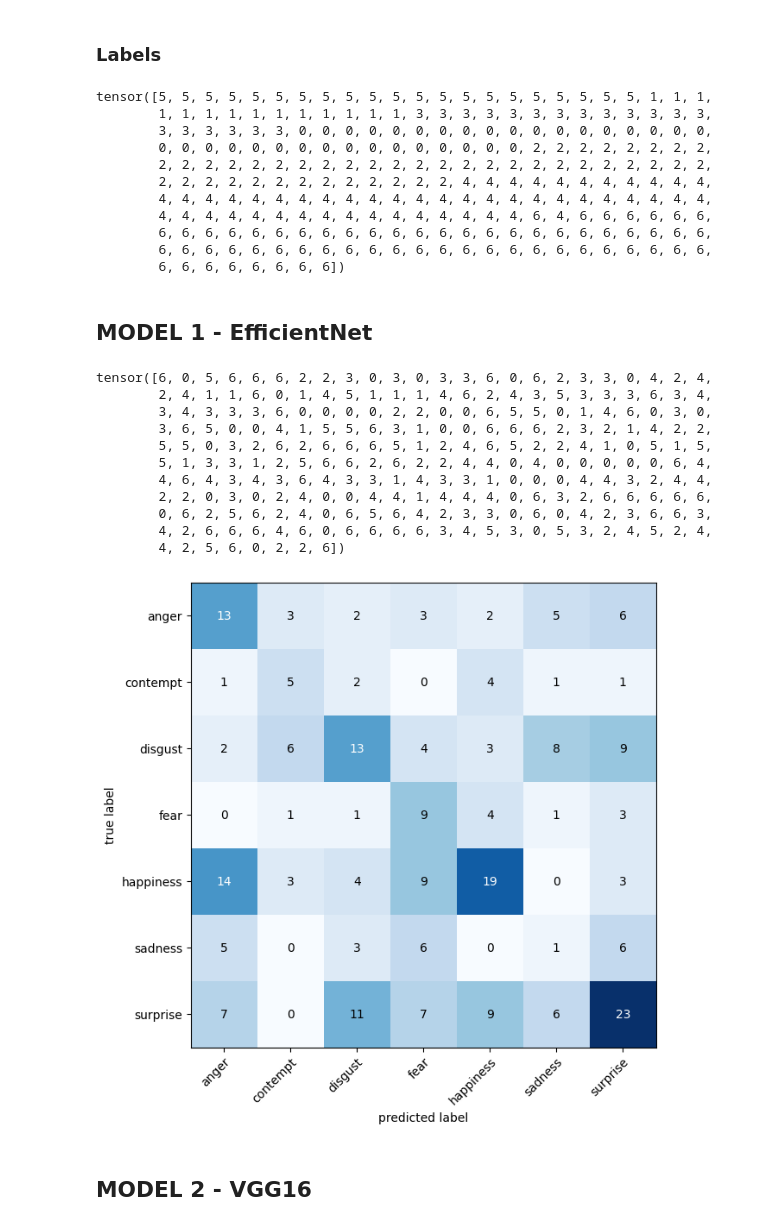
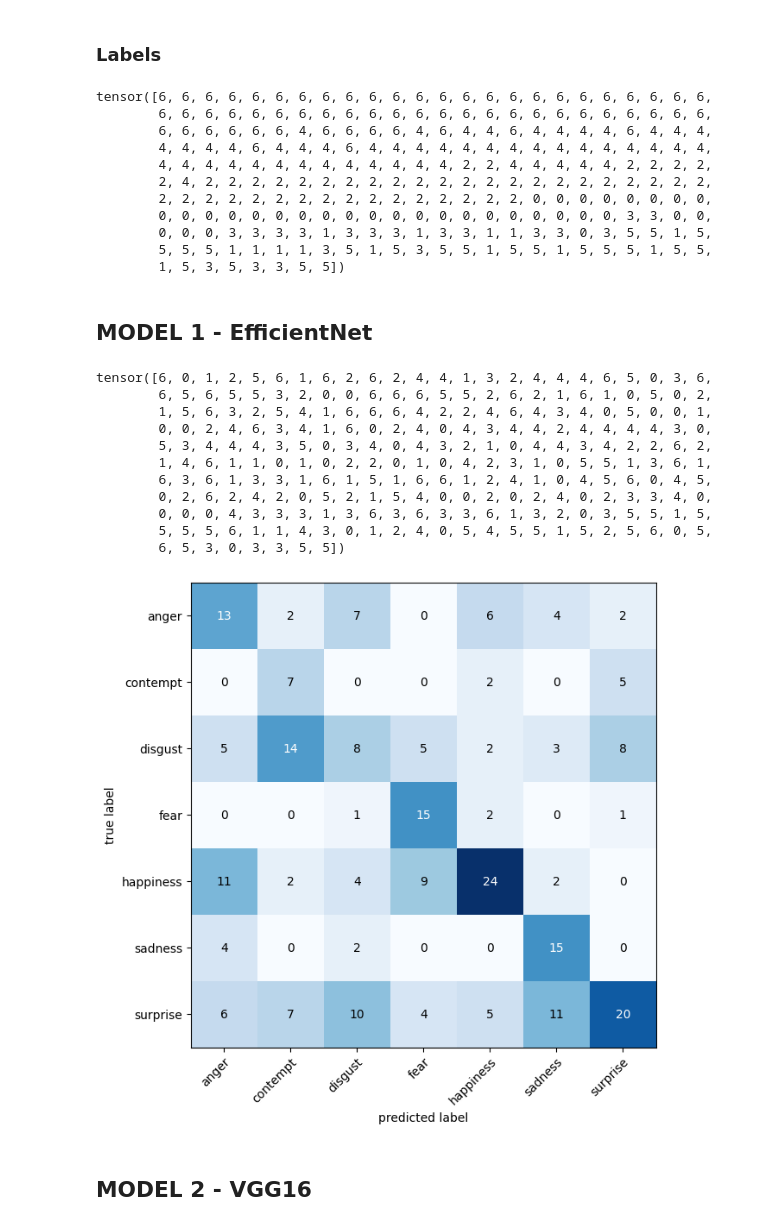
Before and after one commit to Manvi1718/Emotion_Analysis, a Jupyter notebook: MAINdone.ipynb, the cells around one changed output. Cells and saved outputs as stored; diff of their text form; code cells hidden in the pictures.

```diff
--- a/MAINdone.ipynb
+++ b/MAINdone.ipynb
@@ -127,8 +127,8 @@ transform = transforms.Compose([
 ])
 # %%
 # Path to the root directory of your train and test data in Google Drive
-train_data_path = '/content/drive/MyDrive/pytorch/ck+/CK+48 splitted/train_d'
-test_data_path = '/content/drive/MyDrive/pytorch/ck+/CK+48 splitted/test_d'
+train_data_path = '/content/drive/MyDrive/train_test/train/train_d'
+test_data_path = '/content/drive/MyDrive/train_test/test/test_d'
 
 # List of emotion labels
 emotion_labels = [
@@ -498,7 +497,7 @@ train_time_start1 = timer()
 efficientnet_model.to(device)
 
 # Set epochs
-epochs = 10
+epochs = 12
 
 results_efficientnet = {"train_loss":[],
            "train_acc":[],
@@ -632,7 +631,7 @@ train_time_start2 = timer()
 # setting model to device
 vgg16_model.to(device)
 
-epochs = 10
+epochs = 12
 
 results_vgg16 = {"train_loss":[],
            "train_acc":[],
@@ -763,7 +762,7 @@ train_time_start3 = timer()
 resnet50_model.to(device)
 
 # Setting epochs
-epochs = 10
+epochs = 12
 
 results_resnet50 = {"train_loss":[],
            "train_acc":[],
@@ -979,17 +897,17 @@ test_labels_tensor = torch.tensor(test_labels)
 # Now, test_labels_tensor contains the target labels for the test dataset as a tensor
 print(test_labels_tensor)
 # %% [output]
-tensor([5, 5, 5, 5, 5, 5, 5, 5, 5, 5, 5, 5, 5, 5, 5, 5, 5, 5, 5, 5, 5, 1, 1, 1,
-        1, 1, 1, 1, 1, 1, 1, 1, 1, 1, 1, 3, 3, 3, 3, 3, 3, 3, 3, 3, 3, 3, 3, 3,
-        3, 3, 3, 3, 3, 3, 0, 0, 0, 0, 0, 0, 0, 0, 0, 0, 0, 0, 0, 0, 0, 0, 0, 0,
-        0, 0, 0, 0, 0, 0, 0, 0, 0, 0, 0, 0, 0, 0, 0, 0, 2, 2, 2, 2, 2, 2, 2, 2,
-        2, 2, 2, 2, 2, 2, 2, 2, 2, 2, 2, 2, 2, 2, 2, 2, 2, 2, 2, 2, 2, 2, 2, 2,
-        2, 2, 2, 2, 2, 2, 2, 2, 2, 2, 2, 2, 2, 4, 4, 4, 4, 4, 4, 4, 4, 4, 4, 4,
-        4, 4, 4, 4, 4, 4, 4, 4, 4, 4, 4, 4, 4, 4, 4, 4, 4, 4, 4, 4, 4, 4, 4, 4,
-        4, 4, 4, 4, 4, 4, 4, 4, 4, 4, 4, 4, 4, 4, 4, 4, 6, 4, 6, 6, 6, 6, 6, 6,
+tensor([6, 6, 6, 6, 6, 6, 6, 6, 6, 6, 6, 6, 6, 6, 6, 6, 6, 6, 6, 6, 6, 6, 6, 6,
         6, 6, 6, 6, 6, 6, 6, 6, 6, 6, 6, 6, 6, 6, 6, 6, 6, 6, 6, 6, 6, 6, 6, 6,
-        6, 6, 6, 6, 6, 6, 6, 6, 6, 6, 6, 6, 6, 6, 6, 6, 6, 6, 6, 6, 6, 6, 6, 6,
-        6, 6, 6, 6, 6, 6, 6, 6])
+        6, 6, 6, 6, 6, 6, 4, 6, 6, 6, 6, 4, 6, 4, 4, 6, 4, 4, 4, 4, 6, 4, 4, 4,
+        4, 4, 4, 4, 6, 4, 4, 4, 6, 4, 4, 4, 4, 4, 4, 4, 4, 4, 4, 4, 4, 4, 4, 4,
+        4, 4, 4, 4, 4, 4, 4, 4, 4, 4, 4, 4, 4, 2, 2, 4, 4, 4, 4, 4, 2, 2, 2, 2,
+        2, 4, 2, 2, 2, 2, 2, 2, 2, 2, 2, 2, 2, 2, 2, 2, 2, 2, 2, 2, 2, 2, 2, 2,
+        2, 2, 2, 2, 2, 2, 2, 2, 2, 2, 2, 2, 2, 2, 2, 2, 0, 0, 0, 0, 0, 0, 0, 0,
+        0, 0, 0, 0, 0, 0, 0, 0, 0, 0, 0, 0, 0, 0, 0, 0, 0, 0, 0, 0, 3, 3, 0, 0,
+        0, 0, 0, 3, 3, 3, 3, 1, 3, 3, 3, 1, 3, 3, 1, 1, 3, 3, 0, 3, 5, 5, 1, 5,
+        5, 5, 5, 1, 1, 1, 1, 3, 5, 1, 5, 3, 5, 5, 1, 5, 5, 1, 5, 5, 5, 1, 5, 5,
+        1, 5, 3, 5, 3, 3, 5, 5])
 # %% [markdown]
 ## MODEL 1 - EfficientNet
 # %%
@@ -1013,35 +931,52 @@ with torch.inference_mode():
 y_pred_tensor1 = torch.cat(y_preds)
 y_pred_tensor1
 # %% [output]
-tensor([6, 0, 5, 6, 6, 6, 2, 2, 3, 0, 3, 0, 3, 3, 6, 0, 6, 2, 3, 3, 0, 4, 2, 4,
-        2, 4, 1, 1, 6, 0, 1, 4, 5, 1, 1, 1, 4, 6, 2, 4, 3, 5, 3, 3, 3, 6, 3, 4,
-        3, 4, 3, 3, 3, 6, 0, 0, 0, 0, 2, 2, 0, 0, 6, 5, 5, 0, 1, 4, 6, 0, 3, 0,
-        3, 6, 5, 0, 0, 4, 1, 5, 5, 6, 3, 1, 0, 0, 6, 6, 6, 2, 3, 2, 1, 4, 2, 2,
-        5, 5, 0, 3, 2, 6, 2, 6, 6, 6, 5, 1, 2, 4, 6, 5, 2, 2, 4, 1, 0, 5, 1, 5,
-        5, 1, 3, 3, 1, 2, 5, 6, 6, 2, 6, 2, 2, 4, 4, 0, 4, 0, 0, 0, 0, 0, 6, 4,
-        4, 6, 4, 3, 4, 3, 6, 4, 3, 3, 1, 4, 3, 3, 1, 0, 0, 0, 4, 4, 3, 2, 4, 4,
-        2, 2, 0, 3, 0, 2, 4, 0, 0, 4, 4, 1, 4, 4, 4, 0, 6, 3, 2, 6, 6, 6, 6, 6,
-        0, 6, 2, 5, 6, 2, 4, 0, 6, 5, 6, 4, 2, 3, 3, 0, 6, 0, 4, 2, 3, 6, 6, 3,
-        4, 2, 6, 6, 6, 4, 6, 0, 6, 6, 6, 6, 3, 4, 5, 3, 0, 5, 3, 2, 4, 5, 2, 4,
-        4, 2, 5, 6, 0, 2, 2, 6])
+tensor([6, 0, 1, 2, 5, 6, 1, 6, 2, 6, 2, 4, 4, 1, 3, 2, 4, 4, 4, 6, 5, 0, 3, 6,
+        6, 5, 6, 5, 5, 3, 2, 0, 0, 6, 6, 6, 5, 5, 2, 6, 2, 1, 6, 1, 0, 5, 0, 2,
+        1, 5, 6, 3, 2, 5, 4, 1, 6, 6, 6, 4, 2, 2, 4, 6, 4, 3, 4, 0, 5, 0, 0, 1,
+        0, 0, 2, 4, 6, 3, 4, 1, 6, 0, 2, 4, 0, 4, 3, 4, 4, 2, 4, 4, 4, 4, 3, 0,
+        5, 3, 4, 4, 4, 3, 5, 0, 3, 4, 0, 4, 3, 2, 1, 0, 4, 4, 3, 4, 2, 2, 6, 2,
+        1, 4, 6, 1, 1, 0, 1, 0, 2, 2, 0, 1, 0, 4, 2, 3, 1, 0, 5, 5, 1, 3, 6, 1,
+        6, 3, 6, 1, 3, 3, 1, 6, 1, 5, 1, 6, 6, 1, 2, 4, 1, 0, 4, 5, 6, 0, 4, 5,
+        0, 2, 6, 2, 4, 2, 0, 5, 2, 1, 5, 4, 0, 0, 2, 0, 2, 4, 0, 2, 3, 3, 4, 0,
+        0, 0, 0, 4, 3, 3, 3, 1, 3, 6, 3, 6, 3, 3, 6, 1, 3, 2, 0, 3, 5, 5, 1, 5,
+        5, 5, 5, 6, 1, 1, 4, 3, 0, 1, 2, 4, 0, 5, 4, 5, 5, 1, 5, 2, 5, 6, 0, 5,
+        6, 5, 3, 0, 3, 3, 5, 5])
 # %%
 from torchmetrics import ConfusionMatrix
 from mlxtend.plotting import plot_confusion_matrix
+import pandas as pd
+import numpy as np
+from sklearn.metrics import accuracy_score
+from sklearn.metrics import precision_score
+from sklearn.metrics import recall_score
+from sklearn.metrics import f1_score
 torch.manual_seed(100)
 
 # 2. setup confusion matrix instance and compare predictions to target
 confmat = ConfusionMatrix(num_classes = len(emotion_labels),task = "multiclass")
 confmat_tensor = confmat(preds = y_pred_tensor1,
                          target = test_labels_tensor)
 
+# Extract the confusion matrix values as a numpy array
+confmat_np = confmat_tensor.numpy()
+
+accuracy_1 = np.trace(confmat_np) / np.sum(confmat_np)
+
+# Micro-averaging (overall precision, recall, and F1)
+micro_precision_1 = precision_score(test_labels_tensor, y_pred_tensor1, average='micro')
+micro_recall_1 = recall_score(test_labels_tensor, y_pred_tensor1, average='micro')
+micro_f1_1 = f1_score(test_labels_tensor, y_pred_tensor1, average='micro')
+
+
 # 3. Plot confusion matrix
 fig , ax = plot_confusion_matrix(
     conf_mat = confmat_tensor.numpy(),
     class_names = class_names,
     figsize=(10,7)
 )
 # %% [output]
-[figure, old version]
+[figure, new version]
 # %% [markdown]
 ## MODEL 2 - VGG16
 # %%
```
Also changed, not shown: parts of 35 cells of this notebook.
